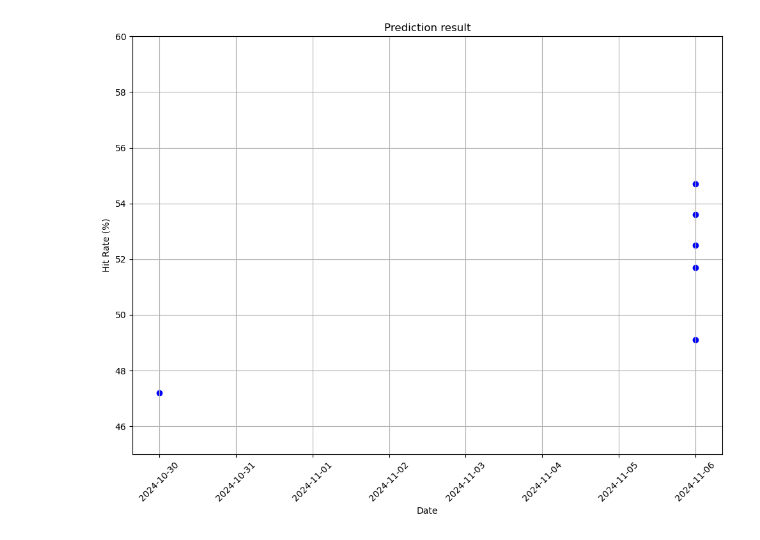
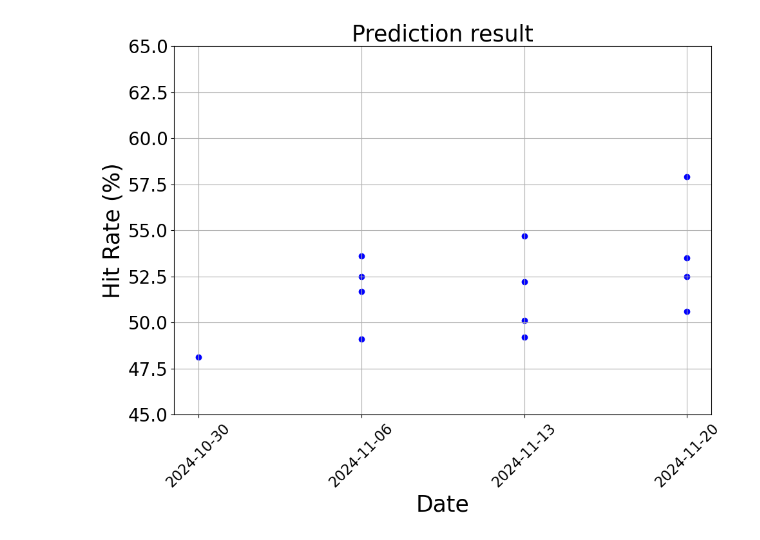
Before and after one commit to ramune-0119/classification-model, a Jupyter notebook: 過去の予測結果.ipynb, the cells around one changed output. Saved outputs shown, nothing was run; the diff lists cells and outputs as text; code cells hidden in the pictures.

```diff
--- a/過去の予測結果.ipynb
+++ b/過去の予測結果.ipynb
@@ -4,8 +4,8 @@ import pandas as pd
 
 # サンプルデータの初期設定（10月30日から1週間ごとに追加していく形にします）
 data = {
-    'Date': ['2024-10-30', '2024-11-06','2024-11-06','2024-11-06','2024-11-06','2024-11-06'],
-    'Hit Rate': [47.2, 53.6,49.1,51.7,52.5,54.7]
+    'Date': ['2024-10-30', '2024-11-06','2024-11-06','2024-11-06','2024-11-06','2024-11-13','2024-11-13','2024-11-13','2024-11-13','2024-11-20','2024-11-20','2024-11-20','2024-11-20'],
+    'Hit Rate': [47.2, 53.6,49.1,51.7,52.5,54.7,50.1,49.2,52.2, 57.9,53.5,52.5, 50.6]
 }
 
 # コメントはコード内にコメントアウトで記録
@@ -14,8 +14,8 @@ data = {
 # 2024-11-06: 全て1mで設定。1d,2d,3d,4d,5dの順で記録、4本値データを標準化→特徴量の追加。外れ値の計算をしていない。
 #何度やっても、同じ値が出る→機械学習は、AIではないことがわかる。数学。
 
-# 2024-11-13:
-# 2024-11-20:
+# 2024-11-13: 時系列クロスバリデーションの実行をした。　5個にデータを分けて、階段上になるやつ。
+# 2024-11-20: ハイパラメータの使用。特徴量を自分で考えて、モデルにくらえることができる
 # 2024-11-27:
 
 # DataFrameに変換
@@ -35,5 +35,56 @@ plt.ylim(45, 60)  # 勝率の範囲に合わせて調整
 plt.xticks(rotation=45)
 plt.tight_layout()
 plt.show()
-# %% [output]
-[figure, removed]
+# %%
+import matplotlib.pyplot as plt
+import pandas as pd
+
+# サンプルデータ
+data = {
+    'Date': ['2024-10-30',
+             '2024-11-06', '2024-11-06', '2024-11-06', '2024-11-06',
+             '2024-11-13', '2024-11-13', '2024-11-13', '2024-11-13',
+             '2024-11-20', '2024-11-20', '2024-11-20', '2024-11-20'],
+    'Hit Rate': [48.1,
+                 53.6, 49.1, 51.7, 52.5,
+                 54.7, 50.1, 49.2, 52.2,
+                 57.9, 53.5, 52.5, 50.6]
+}
+
+# コメントはコード内にコメントアウトで記録
+# 2024-10-30: 基本モデルでのテスト。改善の余地あり。
+
+# 2024-11-06: 全て1mで設定。1d,2d,3d,4d,5dの順で記録、4本値データを標準化→特徴量の追加。外れ値の計算をしていない。
+#何度やっても、同じ値が出る→機械学習は、AIではないことがわかる。数学。
+
+# 2024-11-13: 時系列クロスバリデーションの実行をした。　5個にデータを分けて、階段上になるやつ。
+# 2024-11-20: ハイパラメータの使用。特徴量を自分で考えて、モデルにくらえることができる
+# 2024-11-27:
+
+# DataFrameに変換
+df = pd.DataFrame(data)
+df['Date'] = pd.to_datetime(df['Date'])
+
+# グラフ全体のフォント設定
+plt.rc('font', size=12)  # デフォルトフォントサイズ
+plt.rc('axes', titlesize=25, labelsize=25)  # タイトルとラベルサイズ
+plt.rc('xtick', labelsize=16)  # X軸目盛りの文字サイズ
+plt.rc('ytick', labelsize=20)  # Y軸目盛りの文字サイズ
+
+# グラフ作成
+plt.figure(figsize=(10, 8))
+plt.scatter(df['Date'], df['Hit Rate'], color='b')
+
+# ラベルやタイトルの設定
+plt.xlabel('Date')
+plt.ylabel('Hit Rate (%)')
+plt.title('Prediction result')
+
+# 目盛りを調整
+plt.xticks(rotation=45)
+plt.grid(True)
+plt.ylim(45, 65)  # 勝率の範囲に合わせて調整
+plt.tight_layout()
+plt.show()
+# %% [output]
+[figure, added]
```
Also changed, not shown: parts of 2 cells of this notebook, 1 other file.
